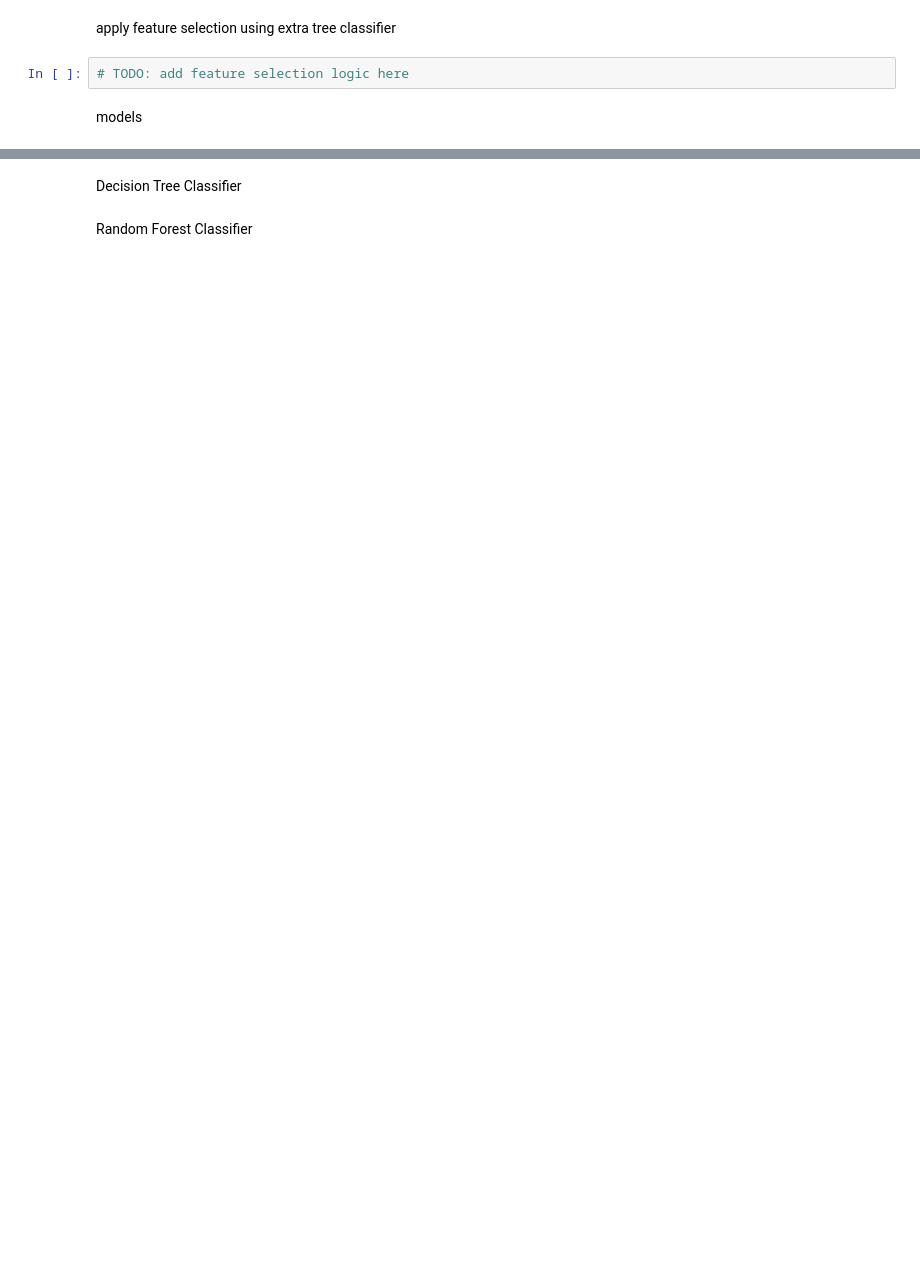
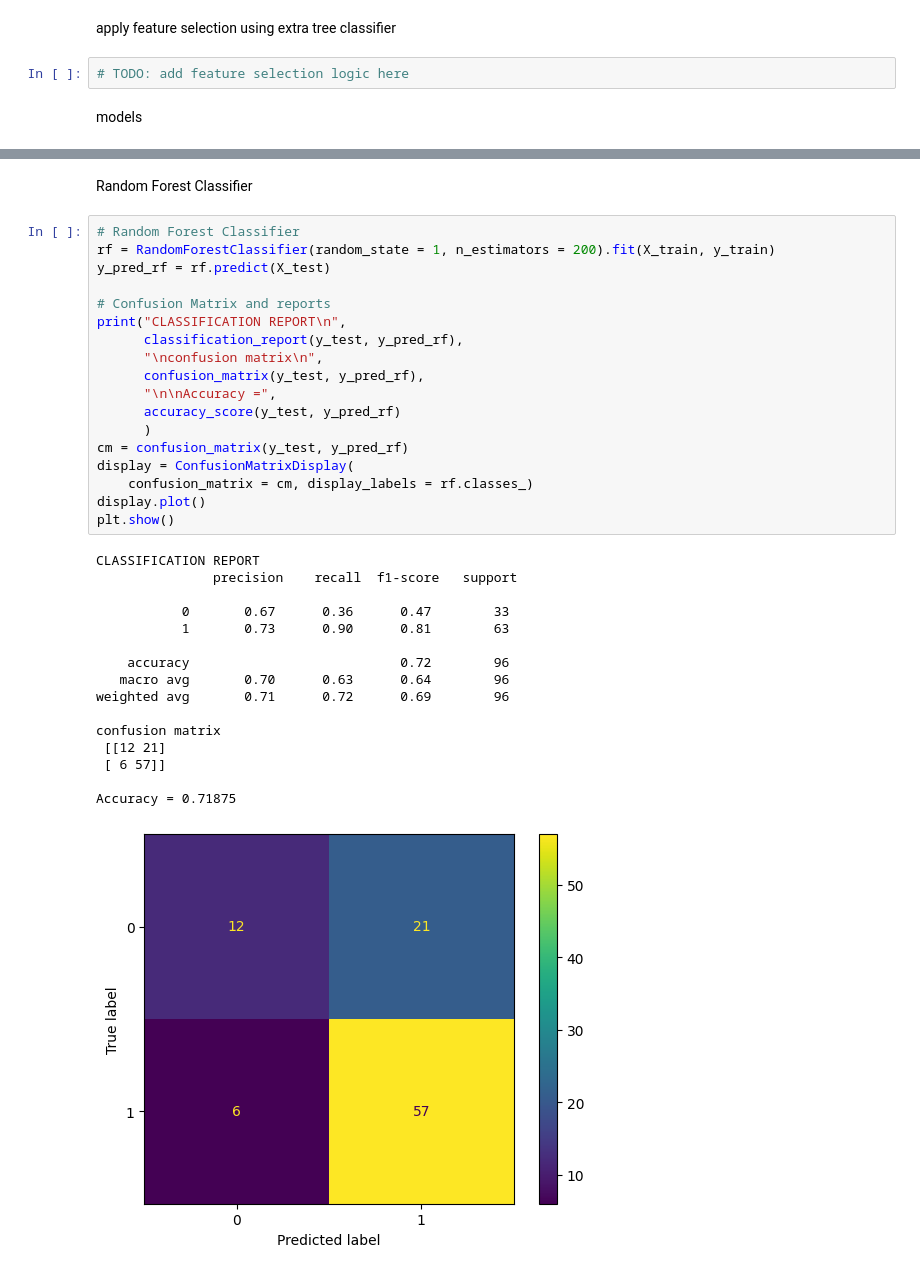
Before and after one commit to Aladeenb/loan-eligibilty-prediction, a Jupyter notebook: Loan_Eligibilty_Prediction.ipynb, the cells around one changed output, grey strips where cells are left out. Saved outputs shown, nothing was run; the diff lists cells and outputs as text; blank space fills up the shorter version.

```diff
--- a/Loan_Eligibilty_Prediction.ipynb
+++ b/Loan_Eligibilty_Prediction.ipynb
@@ -148,4 +182,37 @@ Accuracy = 0.7847222222222222
-# %% [markdown]
-Decision Tree Classifier
 # %% [markdown]
 Random Forest Classifier
+# %%
+# Random Forest Classifier
+rf = RandomForestClassifier(random_state = 1, n_estimators = 200).fit(X_train, y_train)
+y_pred_rf = rf.predict(X_test)
+
+# Confusion Matrix and reports
+print("CLASSIFICATION REPORT\n",
+      classification_report(y_test, y_pred_rf),
+      "\nconfusion matrix\n",
+      confusion_matrix(y_test, y_pred_rf),
+      "\n\nAccuracy =",
+      accuracy_score(y_test, y_pred_rf)
+      )
+cm = confusion_matrix(y_test, y_pred_rf)
+display = ConfusionMatrixDisplay(
+    confusion_matrix = cm, display_labels = rf.classes_)
+display.plot()
+plt.show()
+# %% [output]
+CLASSIFICATION REPORT
+               precision    recall  f1-score   support
+
+           0       0.67      0.36      0.47        33
+           1       0.73      0.90      0.81        63
+
+    accuracy                           0.72        96
+   macro avg       0.70      0.63      0.64        96
+weighted avg       0.71      0.72      0.69        96
+
+confusion matrix
+ [[12 21]
+ [ 6 57]]
+
+Accuracy = 0.71875
+[figure, added]
```
Also changed, not shown: parts of 14 cells of this notebook, 2 other files.
